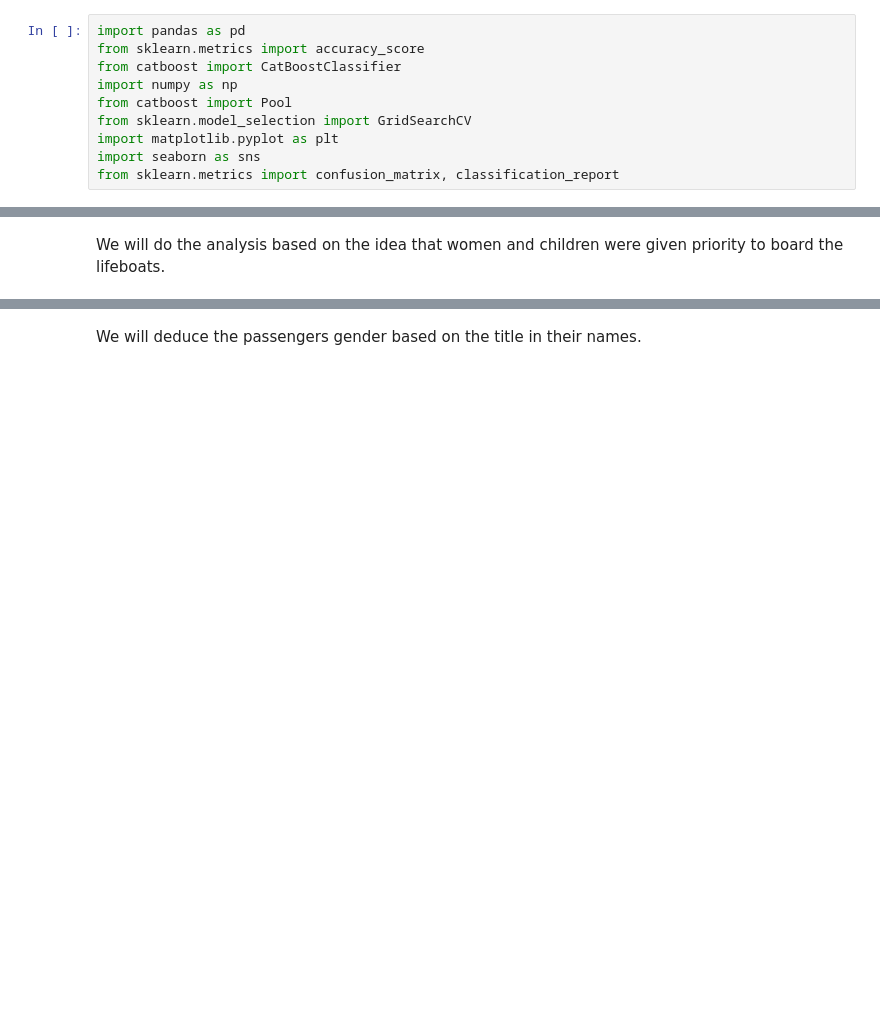
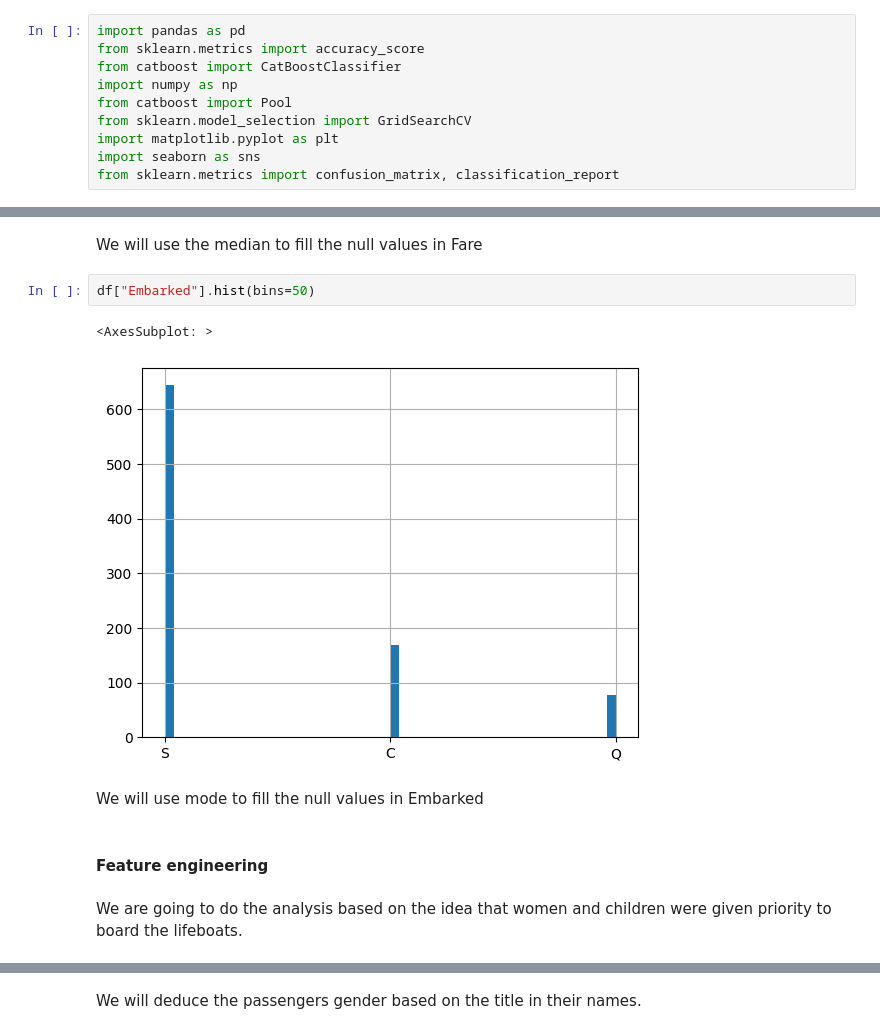
Before and after one commit to oznerx/AI, a Jupyter notebook: Reto/ozner_v3.ipynb, the cells around one changed output, grey strips where cells are left out. Drawn from its saved outputs; the diff is of its cells as text; blank space fills up the shorter version.

```diff
--- a/Reto/ozner_v3.ipynb
+++ b/Reto/ozner_v3.ipynb
@@ -15,2 +71,13 @@ Exploratory Analysis
+# %% [markdown]
+We will use the median to fill the null values in Fare
+# %%
+df["Embarked"].hist(bins=50)
+# %% [output]
+<AxesSubplot: >
+[figure, added]
+# %% [markdown]
+We will use mode to fill the null values in Embarked
+# %% [markdown]
+#### Feature engineering
 # %% [markdown]
-We will do the analysis based on the idea that women and children were given priority to board the lifeboats.
+We are going to do the analysis based on the idea that women and children were given priority to board the lifeboats.
```
Also changed, not shown: parts of 39 cells of this notebook, 5 other files.
